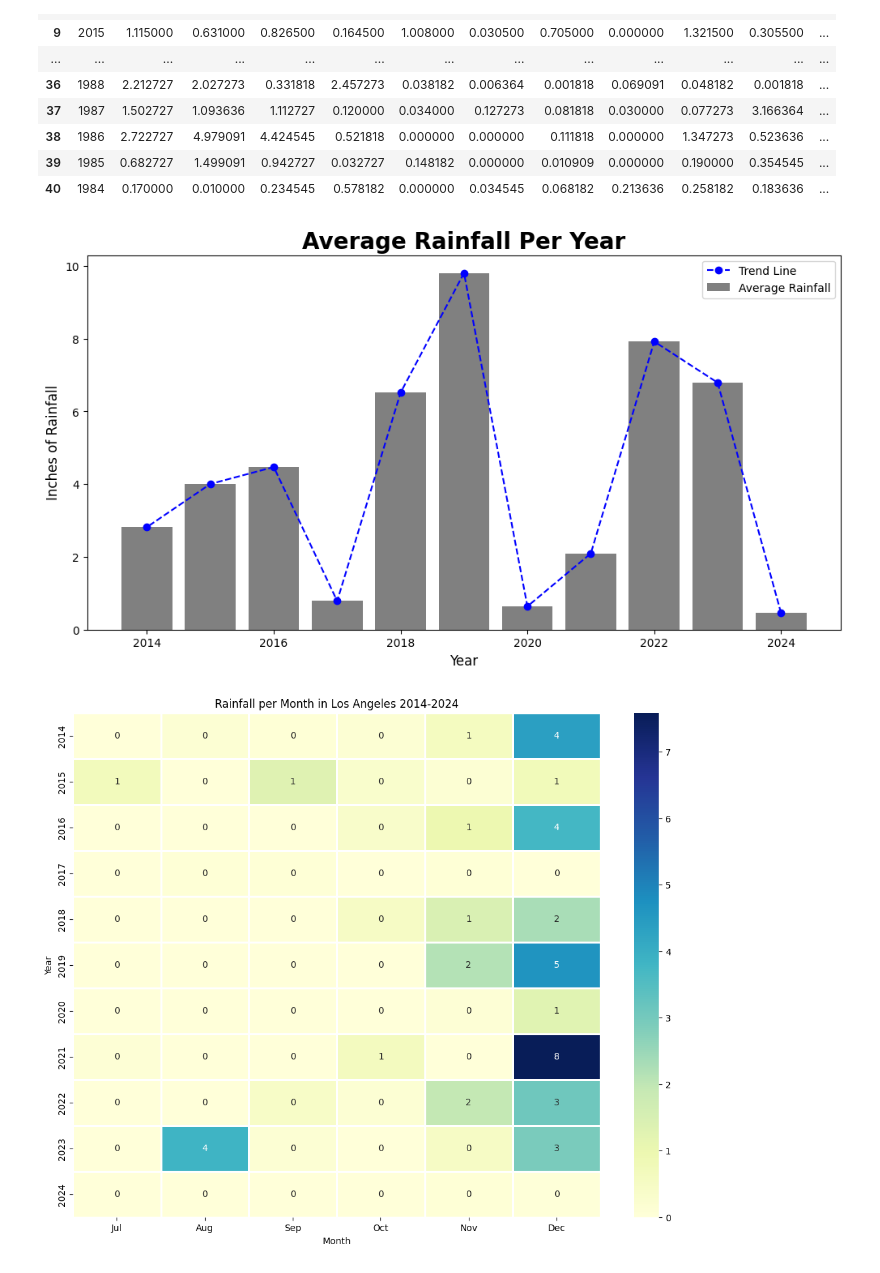
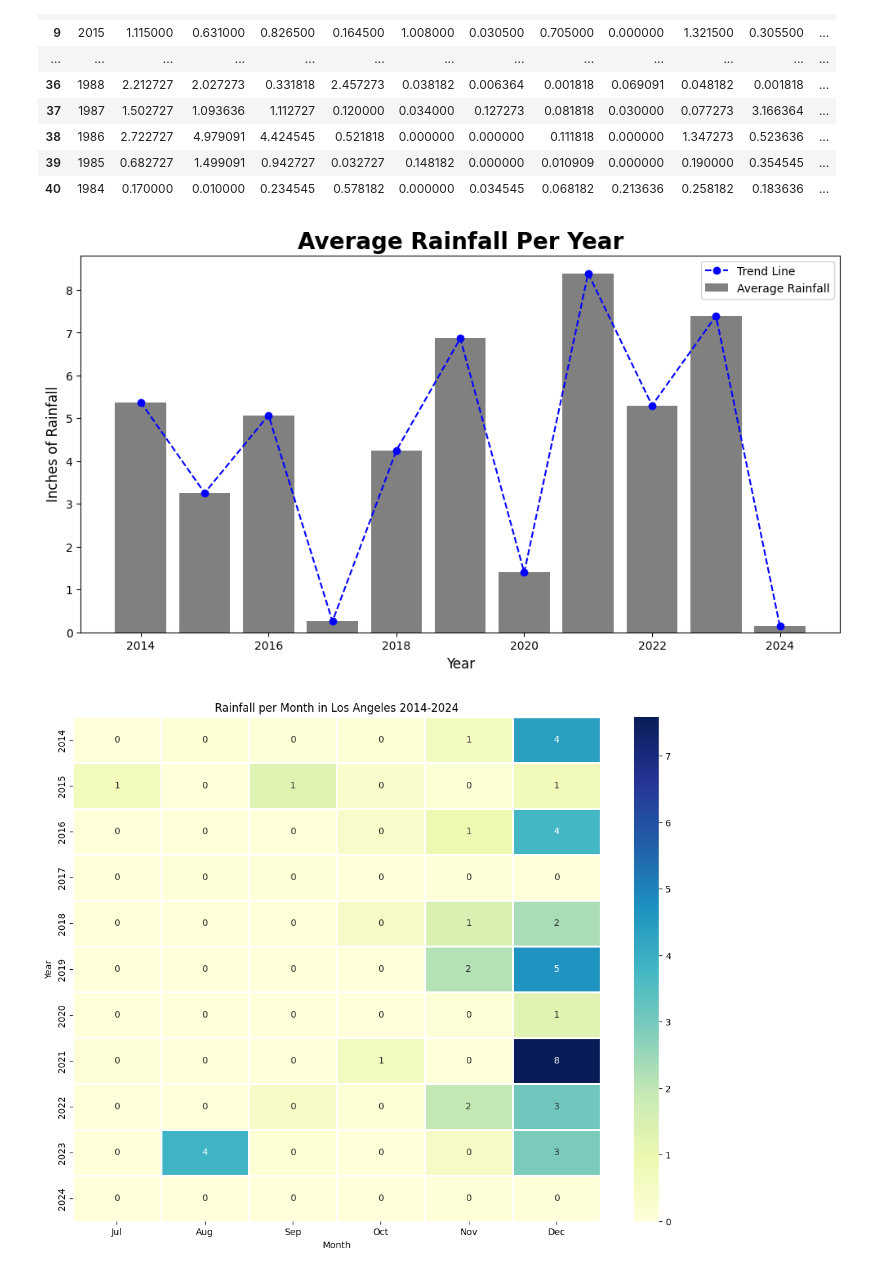
Before and after one commit to nebcode/LA_Fires_2025, a Jupyter notebook: rainfall_spi.ipynb, the cells around one changed output. Saved outputs shown, nothing was run; the diff lists cells and outputs as text; code cells hidden in the pictures.

```diff
--- a/rainfall_spi.ipynb
+++ b/rainfall_spi.ipynb
@@ -143,35 +143,35 @@ filtered_rainfall#[filtered_rainfall.columns['Year',4:8]]
 
 #Funtion operates where:
 #  z: is a DataFrame
 #  months:  is a list of numbered months [1-12]
 #  year: including data from year, onward
 
 def graph_Yearly_Rain(z,months,year):
     z = filtered_rainfall[filtered_rainfall['Year'] >= year]
     years = z['Year']
     total_z = z[filtered_rainfall.columns[(months)]]
     total_z['Total Rainfall'] =total_z[total_z.columns].sum(axis=1)
     rainfall = total_z['Total Rainfall']
 
     fig, ax = plt.subplots(figsize=(12, 6))
 
     ax.bar(years, rainfall, color='grey', label='Average Rainfall')
     ax.plot(years, rainfall, color='blue', marker='o', linestyle='--', label='Trend Line')
     ax.set_xlabel('Year', fontsize=12)
     ax.set_ylabel('Inches of Rainfall', fontsize=12)
     ax.set_title('Average Rainfall Per Year', fontsize=20, fontweight='bold')
     plt.xticks(rotation=0, fontsize=10)
     plt.yticks(fontsize=10)
     ax.legend()
     plt.show()
 
 df = filtered_rainfall
-months = [5,6,7,8,9,10,11,11]
+months = [7,8,9,10,11,12]
 year = 2014
 
 graph_Yearly_Rain(df,months,year)
 # %% [output]
-[figure, old version]
+[figure, new version]
 # %%
 import seaborn as sns
 
```
